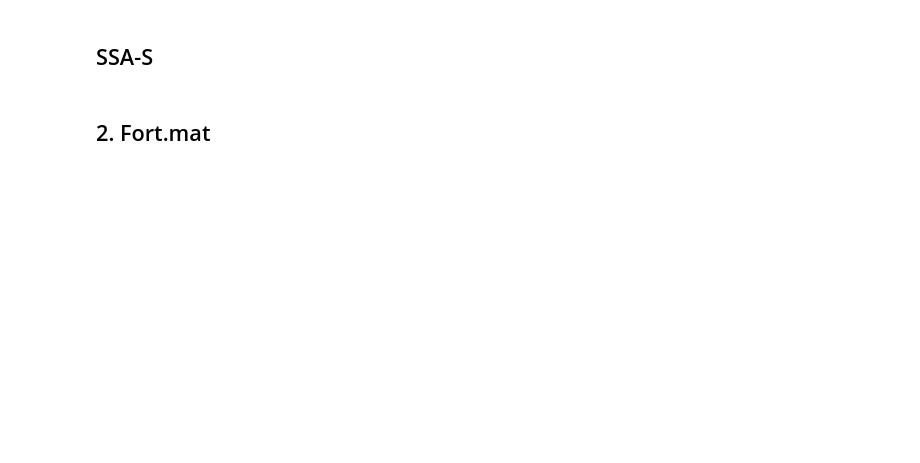
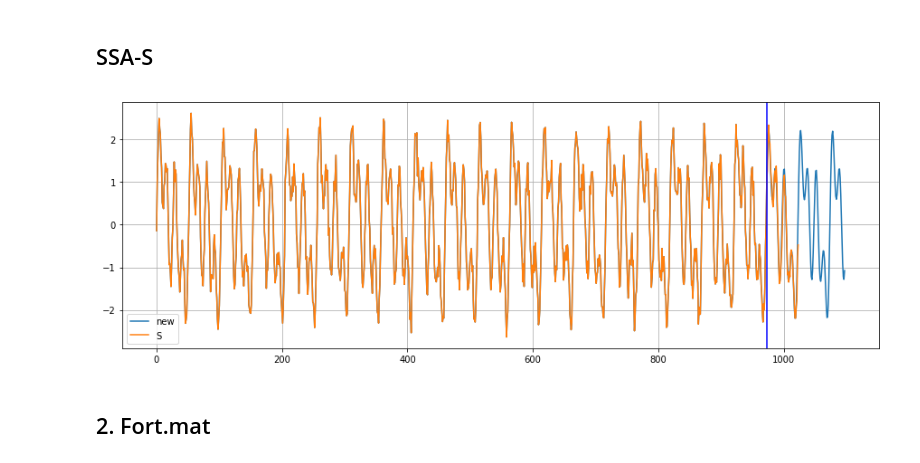
Before and after one commit to euloo/time-series, a Jupyter notebook: 10-timeSeries-1.ipynb, the cells around one changed output. Cells and saved outputs as stored; diff of their text form; code cells hidden in the pictures; blank space fills up the shorter version.

```diff
--- a/10-timeSeries-1.ipynb
+++ b/10-timeSeries-1.ipynb
@@ -322,14 +314,20 @@ for l in range(7, N_part//2):
     MAE.append(sum(abs(Q - F)))
 L = np.argmin(MAE[1:len(MAE)]) + 7
 L
+# %%
+l = 357
+Q = SSA_S(F_part, N_part, l, M, I)
 # %%
 plt.figure(figsize = (15, 5))
-plt.plot(S, label = 'S')
 plt.plot(Q, label = 'new')
-plt.axvline(N_part)
+plt.plot(F, label = 'S')
+
+plt.axvline(N_part, color='b')
 plt.grid()
 plt.legend()
 plt.show()
+# %% [output]
+[figure, added]
 # %% [markdown]
 ## 2. Fort.mat
 # %%
```
Also changed, not shown: parts of 31 cells of this notebook.
